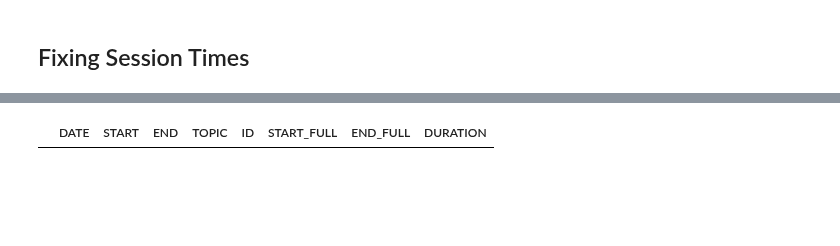
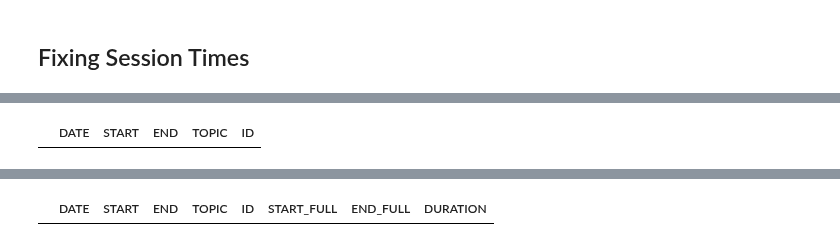
Before and after one commit to de-mark/tutoring_dashboard, a Jupyter notebook: src/data/data_cleaning.ipynb, the cells around one changed output, grey strips where cells are left out. Saved outputs shown, nothing was run; the diff lists cells and outputs as text; code cells hidden in the pictures; blank space fills up the shorter version.

```diff
--- a/src/data/data_cleaning.ipynb
+++ b/src/data/data_cleaning.ipynb
@@ -249,6 +265,10 @@ Name: 1351, dtype: object
 # Just wanted to make sure there's a : between the hour and minutes
 for col in ["START", "END"]:
   past_sessions[col] = past_sessions[col].str.replace(';', ':')
+# %%
+past_sessions.loc[past_sessions.DATE.map(lambda x: len(x.split('/')) != 3)]
+# %% [output]
+|  | DATE | START | END | TOPIC | ID |
 # %%
 # This function will extract a datetime version of the start or end time
 # depending on which the user specifies in start_or_end
```
Also changed, not shown: parts of 16 cells of this notebook, 7 other files.
